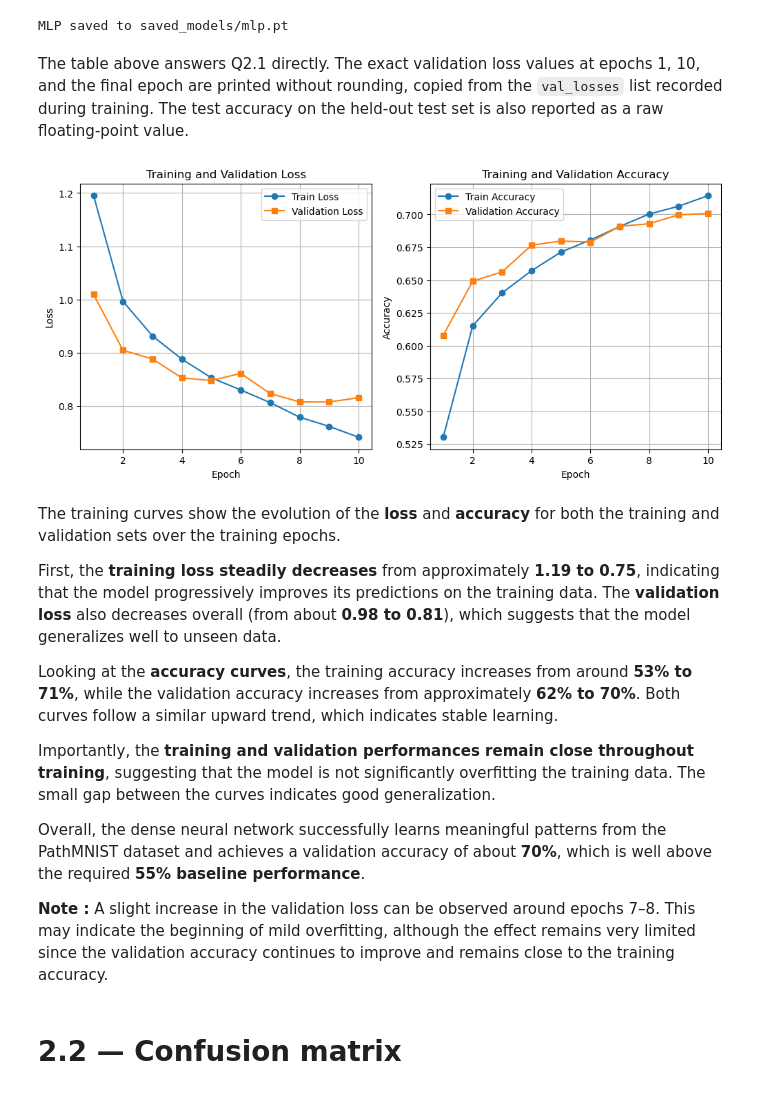
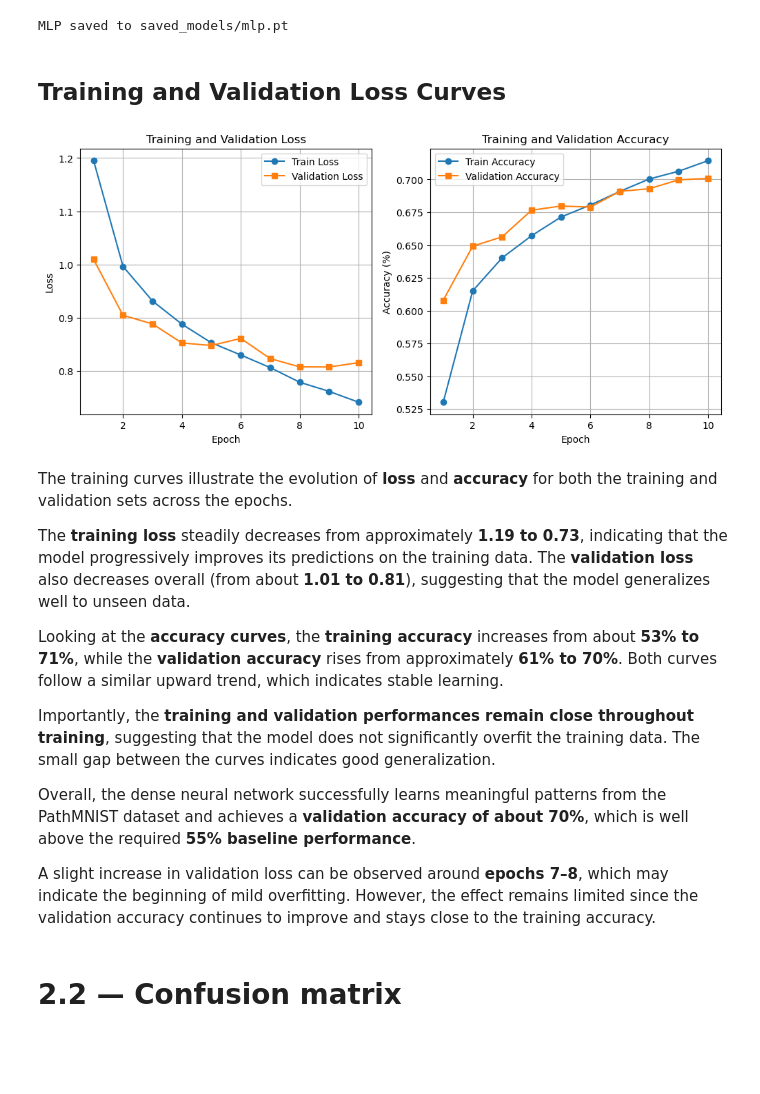
Before and after one commit to Haylize/DL--COLORECTAL-CANCER-TISSUE-CLASSIFICATION, a Jupyter notebook: 1_Exploration_with_save.ipynb, the cells around one changed output. Saved outputs shown, nothing was run; the diff lists cells and outputs as text; code cells hidden in the pictures; blank space fills up the shorter version.

```diff
--- a/1_Exploration_with_save.ipynb
+++ b/1_Exploration_with_save.ipynb
@@ -696,47 +729,47 @@ torch.save({
 print('MLP saved to saved_models/mlp.pt')
 # %% [output]
 MLP saved to saved_models/mlp.pt
-# %% [markdown]
-The table above answers Q2.1 directly. The exact validation loss values at epochs 1, 10, and the final epoch are printed without rounding, copied from the `val_losses` list recorded during training. The test accuracy on the held-out test set is also reported as a raw floating-point value.
+# %% [markdown]
+## Training and Validation Loss Curves
 # %%
 import matplotlib.pyplot as plt
 
 epochs = range(1, EPOCHS + 1)
 
 plt.figure(figsize=(12,5))
 
 # Loss
 plt.subplot(1,2,1)
 plt.plot(epochs, train_losses, label="Train Loss", marker='o')
 plt.plot(epochs, val_losses, label="Validation Loss", marker='s')
 plt.xlabel("Epoch")
 plt.ylabel("Loss")
 plt.title("Training and Validation Loss")
 plt.grid(True)
 plt.legend()
 
 # Accuracy
 plt.subplot(1,2,2)
 plt.plot(epochs, train_accs, label="Train Accuracy", marker='o')
 plt.plot(epochs, val_accs, label="Validation Accuracy", marker='s')
 plt.xlabel("Epoch")
-plt.ylabel("Accuracy")
+plt.ylabel("Accuracy (%)")
 plt.title("Training and Validation Accuracy")
 plt.grid(True)
 plt.legend()
 
 plt.show()
 # %% [output]
-[figure, old version]
+[figure, new version]
 # %% [markdown]
-The training curves show the evolution of the **loss** and **accuracy** for both the training and validation sets over the training epochs.
+The training curves illustrate the evolution of **loss** and **accuracy** for both the training and validation sets across the epochs.
 
-First, the **training loss steadily decreases** from approximately **1.19 to 0.75**, indicating that the model progressively improves its predictions on the training data. The **validation loss** also decreases overall (from about **0.98 to 0.81**), which suggests that the model generalizes well to unseen data.
+The **training loss** steadily decreases from approximately **1.19 to 0.73**, indicating that the model progressively improves its predictions on the training data. The **validation loss** also decreases overall (from about **1.01 to 0.81**), suggesting that the model generalizes well to unseen data.
 
-Looking at the **accuracy curves**, the training accuracy increases from around **53% to 71%**, while the validation accuracy increases from approximately **62% to 70%**. Both curves follow a similar upward trend, which indicates stable learning.
+Looking at the **accuracy curves**, the **training accuracy** increases from about **53% to 71%**, while the **validation accuracy** rises from approximately **61% to 70%**. Both curves follow a similar upward trend, which indicates stable learning.
 
-Importantly, the **training and validation performances remain close throughout training**, suggesting that the model is not significantly overfitting the training data. The small gap between the curves indicates good generalization.
+Importantly, the **training and validation performances remain close throughout training**, suggesting that the model does not significantly overfit the training data. The small gap between the curves indicates good generalization.
 
-Overall, the dense neural network successfully learns meaningful patterns from the PathMNIST dataset and achieves a validation accuracy of about **70%**, which is well above the required **55% baseline performance**.
+Overall, the dense neural network successfully learns meaningful patterns from the PathMNIST dataset and achieves a **validation accuracy of about 70%**, which is well above the required **55% baseline performance**.
 
-**Note :** A slight increase in the validation loss can be observed around epochs 7–8. This may indicate the beginning of mild overfitting, although the effect remains very limited since the validation accuracy continues to improve and remains close to the training accuracy.
+A slight increase in validation loss can be observed around **epochs 7–8**, which may indicate the beginning of mild overfitting. However, the effect remains limited since the validation accuracy continues to improve and stays close to the training accuracy.
```
Also changed, not shown: parts of 35 cells of this notebook.
